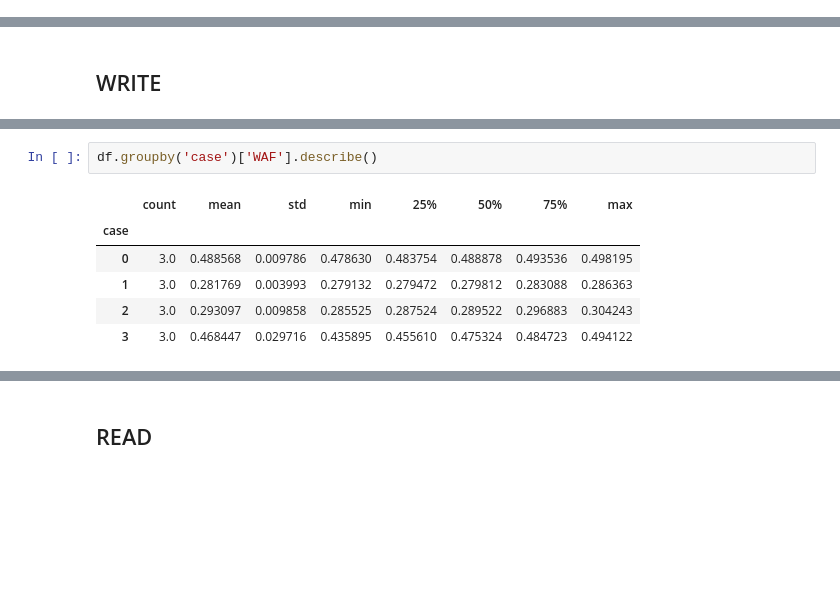
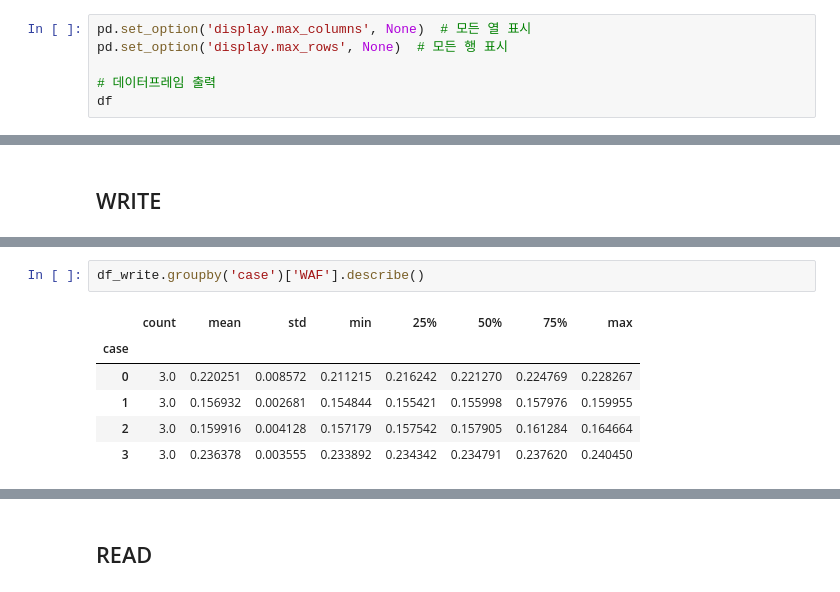
Before and after one commit to yrc00/opensource_sw_analysis, a Jupyter notebook: Lab2/H3/h3_graph_2.ipynb, the cells around one changed output, grey strips where cells are left out. Cells and saved outputs as stored; diff of their text form; blank space fills up the shorter version.

```diff
--- a/Lab2/H3/h3_graph_2.ipynb
+++ b/Lab2/H3/h3_graph_2.ipynb
@@ -35,0 +15,6 @@ df
+# %%
+pd.set_option('display.max_columns', None)  # 모든 열 표시
+pd.set_option('display.max_rows', None)  # 모든 행 표시
+
+# 데이터프레임 출력
+df
@@ -57,9 +98,9 @@ Passing `palette` without assigning `hue` is deprecated and will be removed in v
 # %%
-df.groupby('case')['WAF'].describe()
+df_write.groupby('case')['WAF'].describe()
 # %% [output]
 |  | count | mean | std | min | 25% | 50% | 75% | max |
 | case |  |  |  |  |  |  |  |  |
-| 0 | 3.0 | 0.488568 | 0.009786 | 0.478630 | 0.483754 | 0.488878 | 0.493536 | 0.498195 |
-| 1 | 3.0 | 0.281769 | 0.003993 | 0.279132 | 0.279472 | 0.279812 | 0.283088 | 0.286363 |
-| 2 | 3.0 | 0.293097 | 0.009858 | 0.285525 | 0.287524 | 0.289522 | 0.296883 | 0.304243 |
-| 3 | 3.0 | 0.468447 | 0.029716 | 0.435895 | 0.455610 | 0.475324 | 0.484723 | 0.494122 |
+| 0 | 3.0 | 0.220251 | 0.008572 | 0.211215 | 0.216242 | 0.221270 | 0.224769 | 0.228267 |
+| 1 | 3.0 | 0.156932 | 0.002681 | 0.154844 | 0.155421 | 0.155998 | 0.157976 | 0.159955 |
+| 2 | 3.0 | 0.159916 | 0.004128 | 0.157179 | 0.157542 | 0.157905 | 0.161284 | 0.164664 |
+| 3 | 3.0 | 0.236378 | 0.003555 | 0.233892 | 0.234342 | 0.234791 | 0.237620 | 0.240450 |
```
Also changed, not shown: parts of 33 cells of this notebook, 6 other files.
